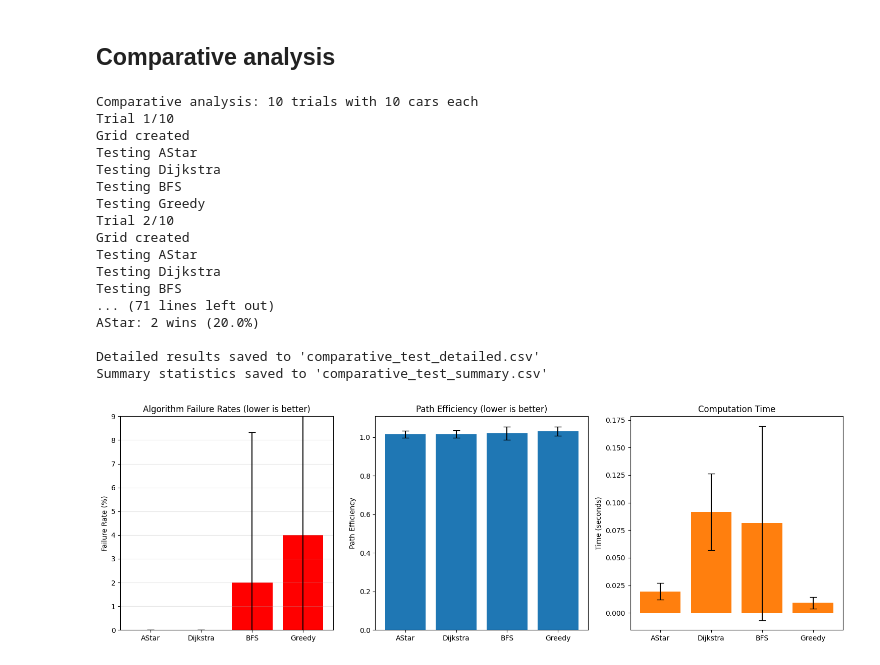
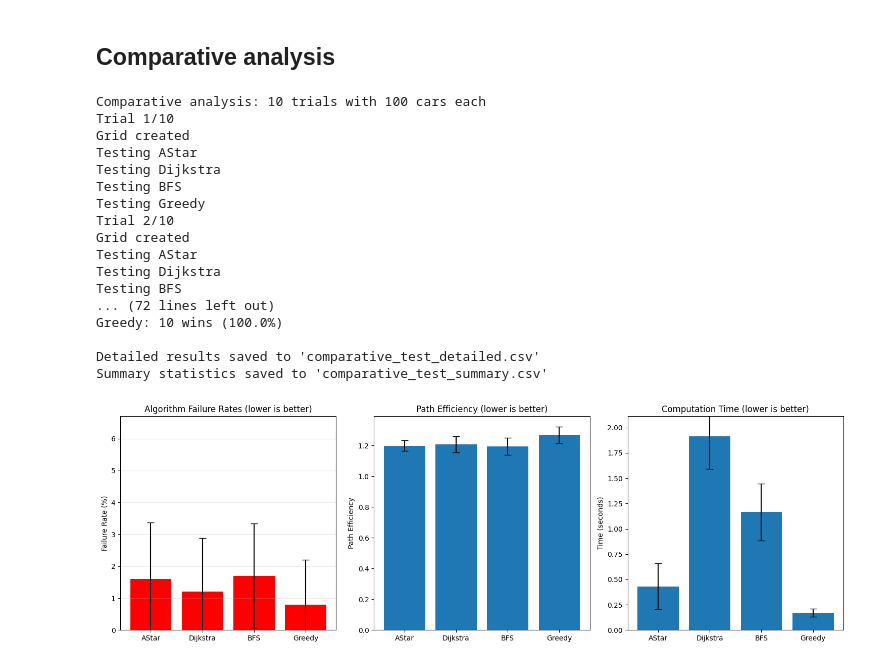
Before and after one commit to MartinMacD/2D-Discrete-Traffic-Model, a Jupyter notebook: 2D-Discrete-Traffic-Model.ipynb, the cells around one changed output. Cells and saved outputs as stored; diff of their text form; code cells hidden in the pictures.

Commit message:
Changed comparative analysis graph

```diff
--- a/2D-Discrete-Traffic-Model.ipynb
+++ b/2D-Discrete-Traffic-Model.ipynb
@@ -1232,34 +1232,34 @@ def visualise_comparative_results(df):
     time_stds = [df[df['algorithm']==a]['computation_time'].std() for a in algorithms]
 
     axes[2].bar(algorithms, time_means, yerr=time_stds, capsize=5)
-    axes[2].bar(algorithms, time_means)
     axes[2].set_ylabel('Time (seconds)')
-    axes[2].set_title('Computation Time')
+    axes[2].set_title('Computation Time (lower is better)')
+    axes[2].set_ylim(0, max(time_means) + 0.2)
 
     plt.tight_layout()
     plt.savefig('algorithm_comparison.png', dpi=300)
     plt.show()
 # %%
-results = run_comparative_analysis(num_trials = 10, num_cars = 10, obstacle_type = 'Random')
+results = run_comparative_analysis(num_trials = 10, num_cars = 100, obstacle_type = 'Random')
 df = analyse_comparative_results(results)
 
 visualise_comparative_results(df)
 # %% [output]
-Comparative analysis: 10 trials with 10 cars each
+Comparative analysis: 10 trials with 100 cars each
 Trial 1/10
 Grid created
 Testing AStar
 Testing Dijkstra
 Testing BFS
 Testing Greedy
 Trial 2/10
 Grid created
 Testing AStar
 Testing Dijkstra
 Testing BFS
-... (71 lines left out)
-AStar: 2 wins (20.0%)
+... (72 lines left out)
+Greedy: 10 wins (100.0%)
 
 Detailed results saved to 'comparative_test_detailed.csv'
 Summary statistics saved to 'comparative_test_summary.csv'
-[figure, old version]
+[figure, new version]
```
